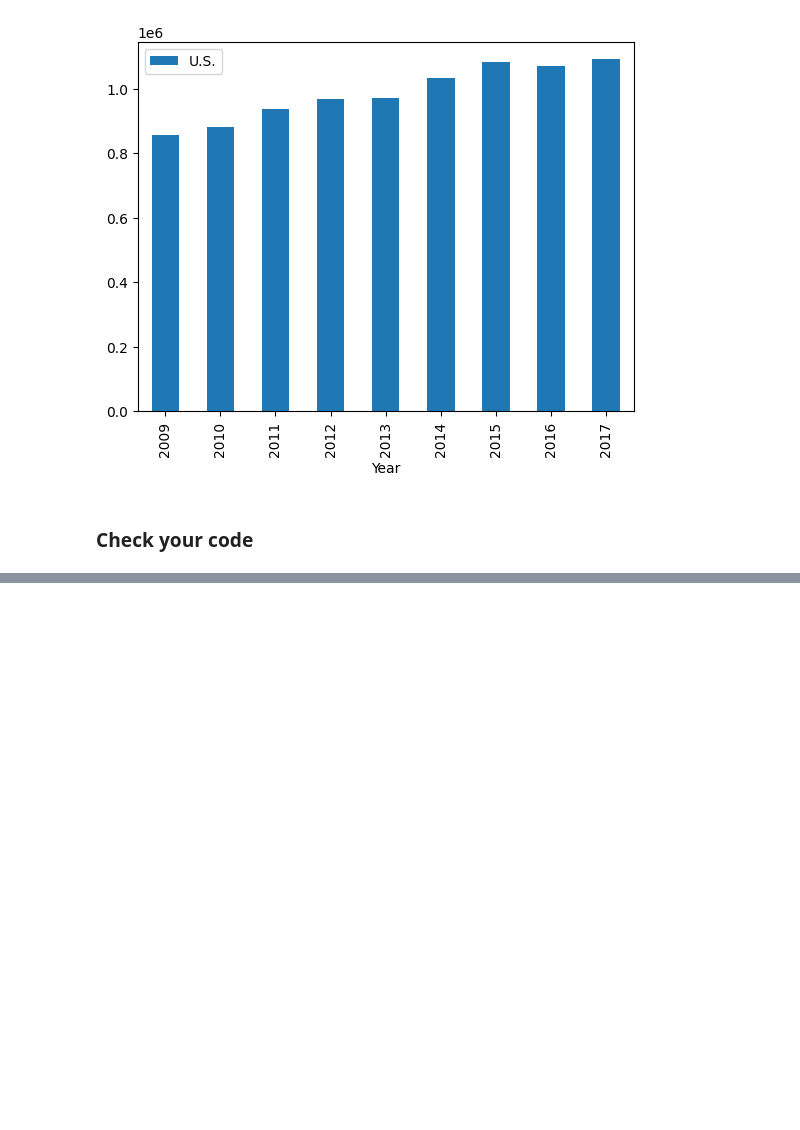
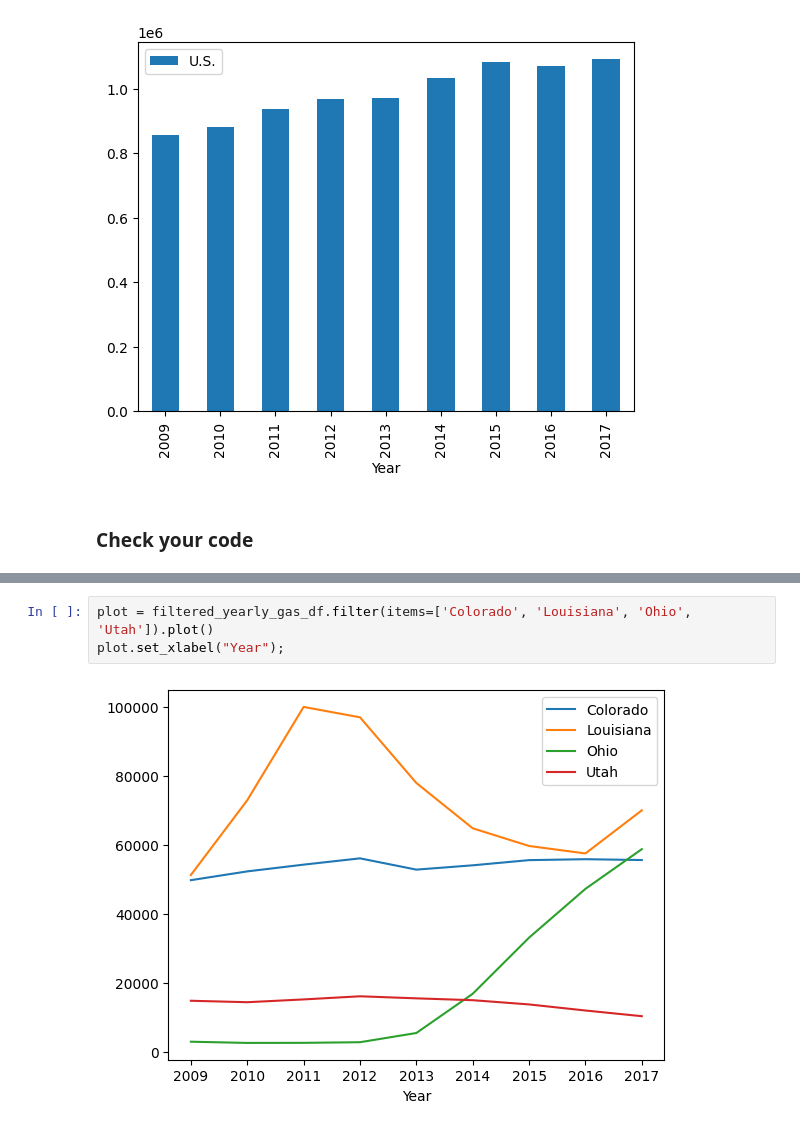
Before and after one commit to workintechpoyrazaka-sketch/data-us-oil-and-gas-production, a Jupyter notebook: oil_and_gas.ipynb, the cells around one changed output, grey strips where cells are left out. Saved outputs shown, nothing was run; the diff lists cells and outputs as text; blank space fills up the shorter version.

```diff
--- a/oil_and_gas.ipynb
+++ b/oil_and_gas.ipynb
@@ -201,0 +214,5 @@ git push origin master
+# %%
+plot = filtered_yearly_gas_df.filter(items=['Colorado', 'Louisiana', 'Ohio', 'Utah']).plot()
+plot.set_xlabel("Year");
+# %% [output]
+[figure, added]
```
Also changed, not shown: parts of 12 cells of this notebook, 1 other file.
